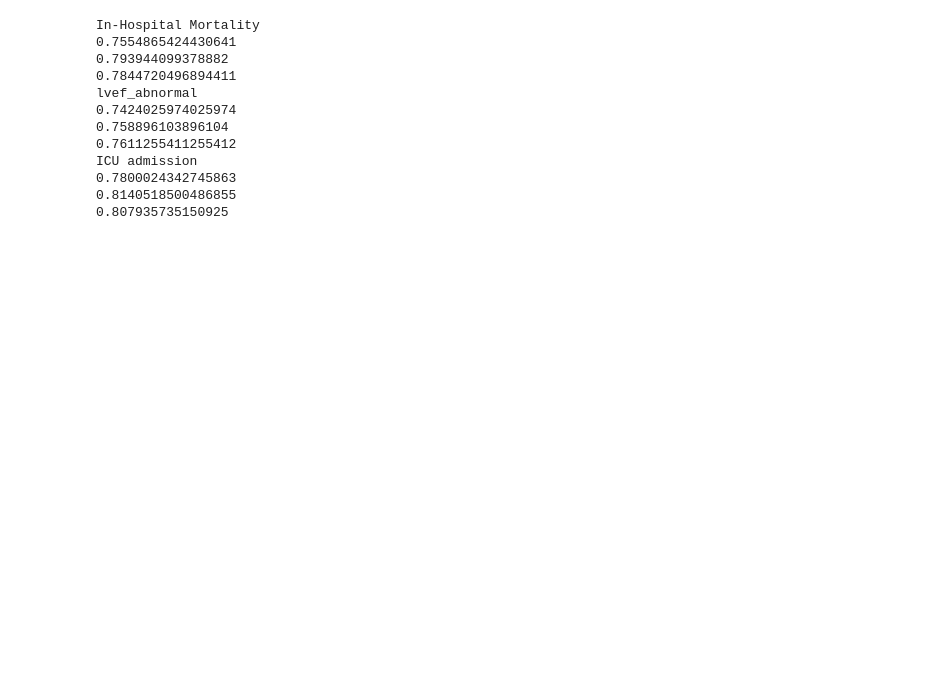
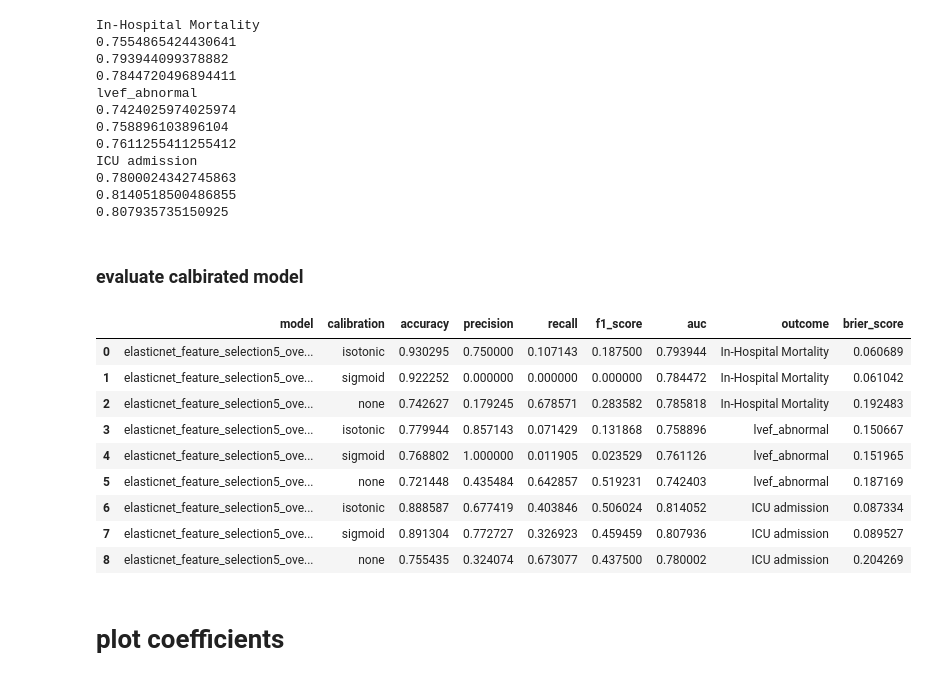
Before and after one commit to harrisonnguyen/stemi_risk_prediction, a Jupyter notebook: figures.ipynb, the cells around one changed output. Drawn from its saved outputs; the diff is of its cells as text; code cells hidden in the pictures; blank space fills up the shorter version.

Commit message:
added results for calibrated models, added separate folder for figures for paper

```diff
--- a/figures.ipynb
+++ b/figures.ipynb
@@ -308,3 +308,51 @@ ICU admission
 0.7800024342745863
 0.8140518500486855
 0.807935735150925
+# %% [markdown]
+### evaluate calbirated model
+# %%
+test_df_calibrated = pd.DataFrame.from_dict(
+    {'model': [],
+     'calibration':[],
+    'accuracy':[],
+     'precision':[],
+     'recall':[],
+     'f1_score':[],
+     'auc':[],
+     'outcome':[]})
+
+for k,v in model_dict.items():
+    p = k
+    y_test = df_dummy.loc[test[p],p]
+    X_test = df_dummy.iloc[test[p]].drop(predictors, axis=1)
+    for c in ["isotonic","sigmoid","none"]:
+
+        model_name = 'elasticnet_feature_selection5_oversample'
+        if c == "none":
+            test_pipe = joblib.load("model/{}_{}.pickle".format(model_name,p))
+        else:
+            test_pipe = joblib.load("model/{}_{}_{}_calibration.pickle".format(model_name,p,c))
+        test_result_df = evaluate_model(test_pipe,X_test,y_test)
+        #print(test_pipe.predict_proba(X_test)[:,1])
+        test_result_df["outcome"] = p
+        test_result_df["model"] = model_name
+        test_result_df["calibration"] = c
+        test_result_df["brier_score"] = brier_score_loss(y_test, test_pipe.predict_proba(X_test)[:,1])
+
+        test_df_calibrated = pd.concat([test_df_calibrated,test_result_df],ignore_index=True)
+test_df_calibrated.to_csv("result/final_outcome_calibrated.csv")
+# %%
+test_df_calibrated
+# %% [output]
+|  | model | calibration | accuracy | precision | recall | f1_score | auc | outcome | brier_score |
+| 0 | elasticnet_feature_selection5_ove... | isotonic | 0.930295 | 0.750000 | 0.107143 | 0.187500 | 0.793944 | In-Hospital Mortality | 0.060689 |
+| 1 | elasticnet_feature_selection5_ove... | sigmoid | 0.922252 | 0.000000 | 0.000000 | 0.000000 | 0.784472 | In-Hospital Mortality | 0.061042 |
+| 2 | elasticnet_feature_selection5_ove... | none | 0.742627 | 0.179245 | 0.678571 | 0.283582 | 0.785818 | In-Hospital Mortality | 0.192483 |
+| 3 | elasticnet_feature_selection5_ove... | isotonic | 0.779944 | 0.857143 | 0.071429 | 0.131868 | 0.758896 | lvef_abnormal | 0.150667 |
+| 4 | elasticnet_feature_selection5_ove... | sigmoid | 0.768802 | 1.000000 | 0.011905 | 0.023529 | 0.761126 | lvef_abnormal | 0.151965 |
+| 5 | elasticnet_feature_selection5_ove... | none | 0.721448 | 0.435484 | 0.642857 | 0.519231 | 0.742403 | lvef_abnormal | 0.187169 |
+| 6 | elasticnet_feature_selection5_ove... | isotonic | 0.888587 | 0.677419 | 0.403846 | 0.506024 | 0.814052 | ICU admission | 0.087334 |
+| 7 | elasticnet_feature_selection5_ove... | sigmoid | 0.891304 | 0.772727 | 0.326923 | 0.459459 | 0.807936 | ICU admission | 0.089527 |
+| 8 | elasticnet_feature_selection5_ove... | none | 0.755435 | 0.324074 | 0.673077 | 0.437500 | 0.780002 | ICU admission | 0.204269 |
+# %% [markdown]
+# plot coefficients
```
Also changed, not shown: parts of 2 cells of this notebook, 10 other files.
